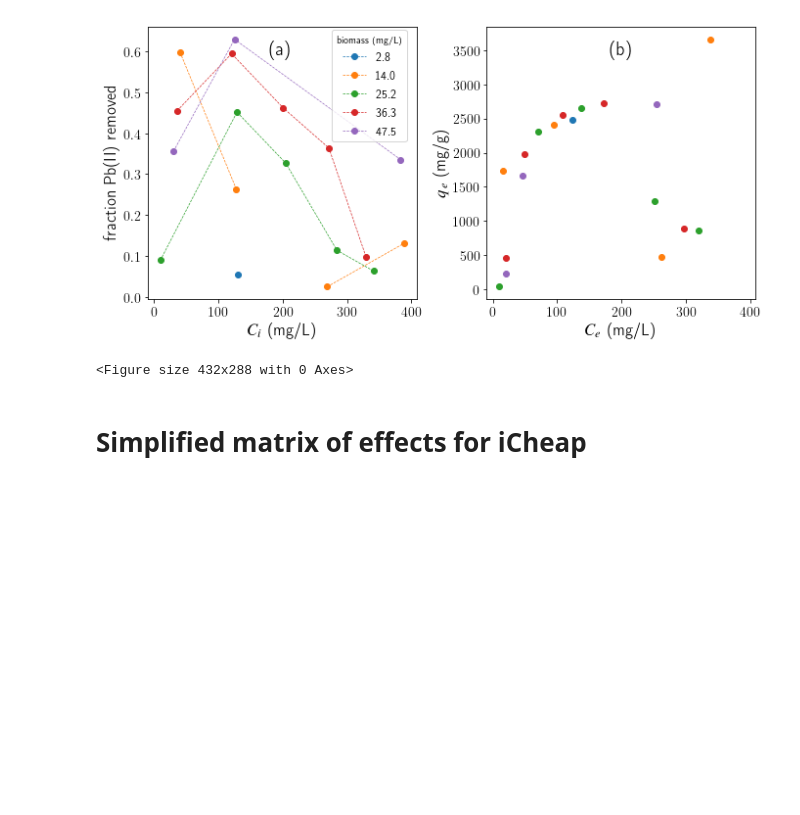
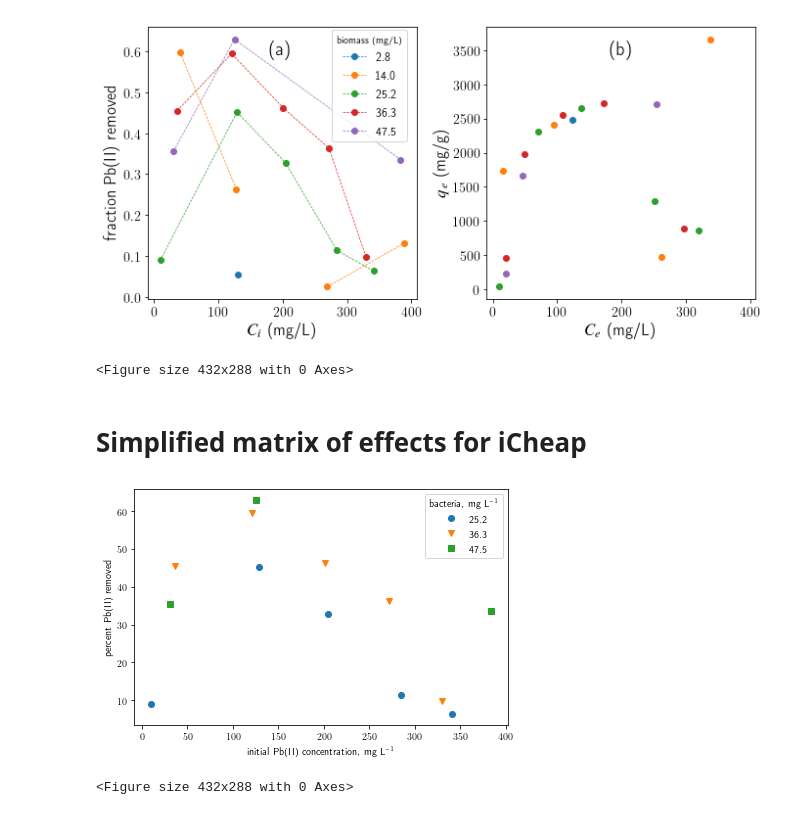
Before and after one commit to brandonvanveen/bacteria-adsorption, a Jupyter notebook: Regression/Initialisation/Adsorption matrix.ipynb, the cells around one changed output. Drawn from its saved outputs; the diff is of its cells as text; code cells hidden in the pictures; blank space fills up the shorter version.

```diff
--- a/Regression/Initialisation/Adsorption matrix.ipynb
+++ b/Regression/Initialisation/Adsorption matrix.ipynb
@@ -62,7 +65,7 @@ C_adss = numpy.array(list(group_Cads.groups.keys()))
 C_adss = numpy.round(C_adss*1000, decimals=1)
 legend_lable = dict(zip(V_adss, C_adss))
 
-data = pandas.read_excel('Initialisaion_raw.xlsx', na_values='nan').drop(0)
+data = pandas.read_excel('data/Initialisaion_raw.xlsx', na_values='nan').drop(0)
 
 
 def langmuir(Ce, qmax, Kl):
@@ -124,36 +127,39 @@ C_adss = numpy.round(C_adss*1000, decimals=1)
 C_adss = numpy.delete(C_adss, [0,1], 0)
 legend_lable = dict(zip(V_adss, C_adss))
 
-data = pandas.read_excel('Initialisaion_raw.xlsx', na_values='nan').drop(0)
+data = pandas.read_excel('data/Initialisaion_raw.xlsx', na_values='nan').drop(0)
 data
 
 
 # def langmuir(Ce, qmax, Kl):
 #     return qmax*Kl*Ce/(1 + Kl*Ce)
 
 # data_curve_fit = data[data['Q'].notna()]
 # Qs = data_curve_fit.Q.values.flatten()
 # Ces = data_curve_fit.C_f.values.flatten()
 # parms, _ = scipy.optimize.curve_fit(langmuir, Ces, Qs, [2500, 100])
 # qmax, Kl = parms
 # cont_Ces = numpy.linspace(0, Ces.max(), 100)
 
 i=0
 for V_ads in V_adss:
     data_cnom = data.loc[data['V_ads'] == V_ads]
     plt.plot(data_cnom[x_axes[z]], data_cnom[z]*100,format_diff[i], linewidth=0.7, label=str(legend_lable[V_ads]))
     i += 1
 # plt.plot(80, 61.7,'ko')
 
 plt.legend(title='bacteria,  mg L$^{-1}$')
 plt.ylabel('percent Pb(II) removed')
 plt.xlabel('initial Pb(II) concentration, mg L$^{-1}$')
 
 # plt.annotate('(a)', (0.2, 0.9), fontsize=20)
 # plt.annotate('(b)', (0.76, 0.9), fontsize=20)
 plt.tight_layout()
 plt.show()
 plt.draw()
 
-filename='conc-vs-rem-icheap.png'
+filename='pics/conc-vs-rem-icheap.png'
 fig.savefig(filename, bbox_inches='tight',dpi=600)
+# %% [output]
+[figure, added]
+<Figure size 432x288 with 0 Axes>
```
Also changed, not shown: parts of 1 cell of this notebook, 2 other files.
